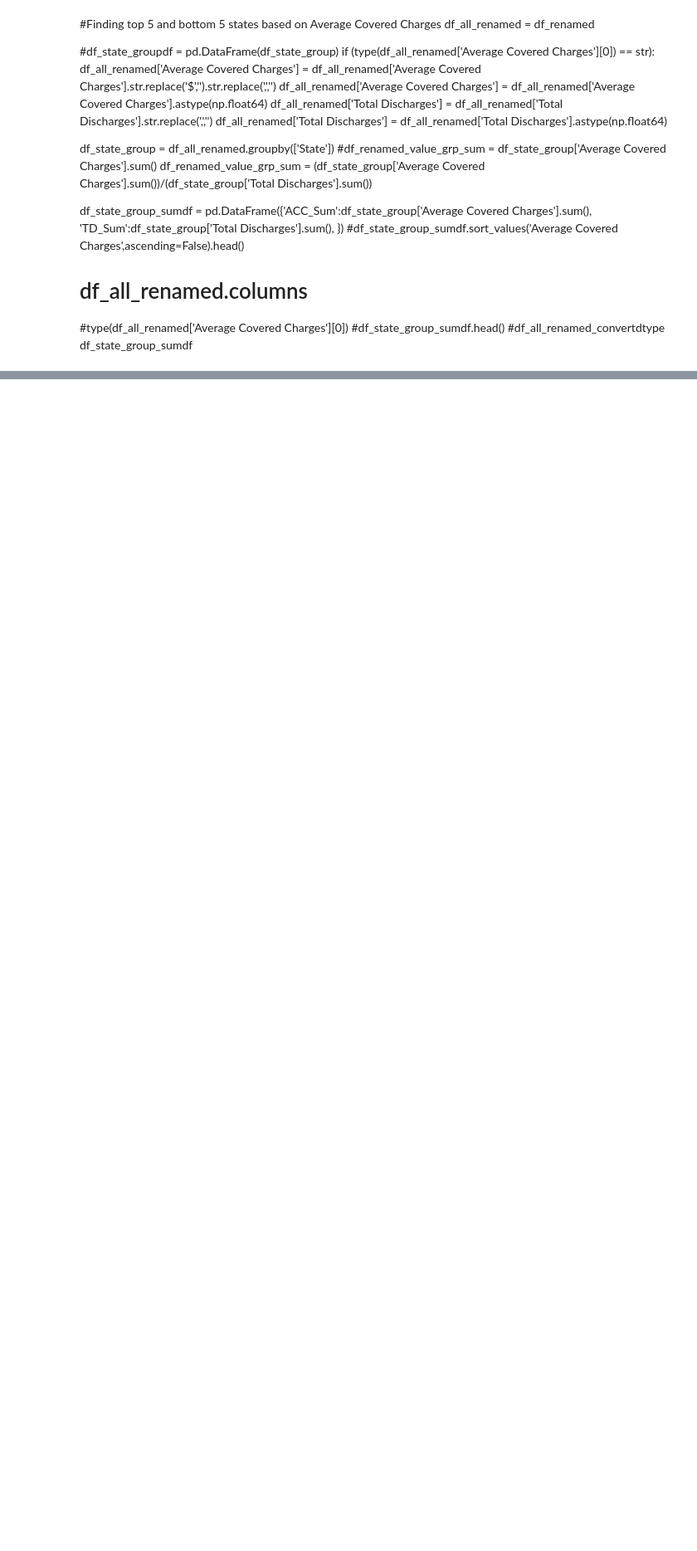
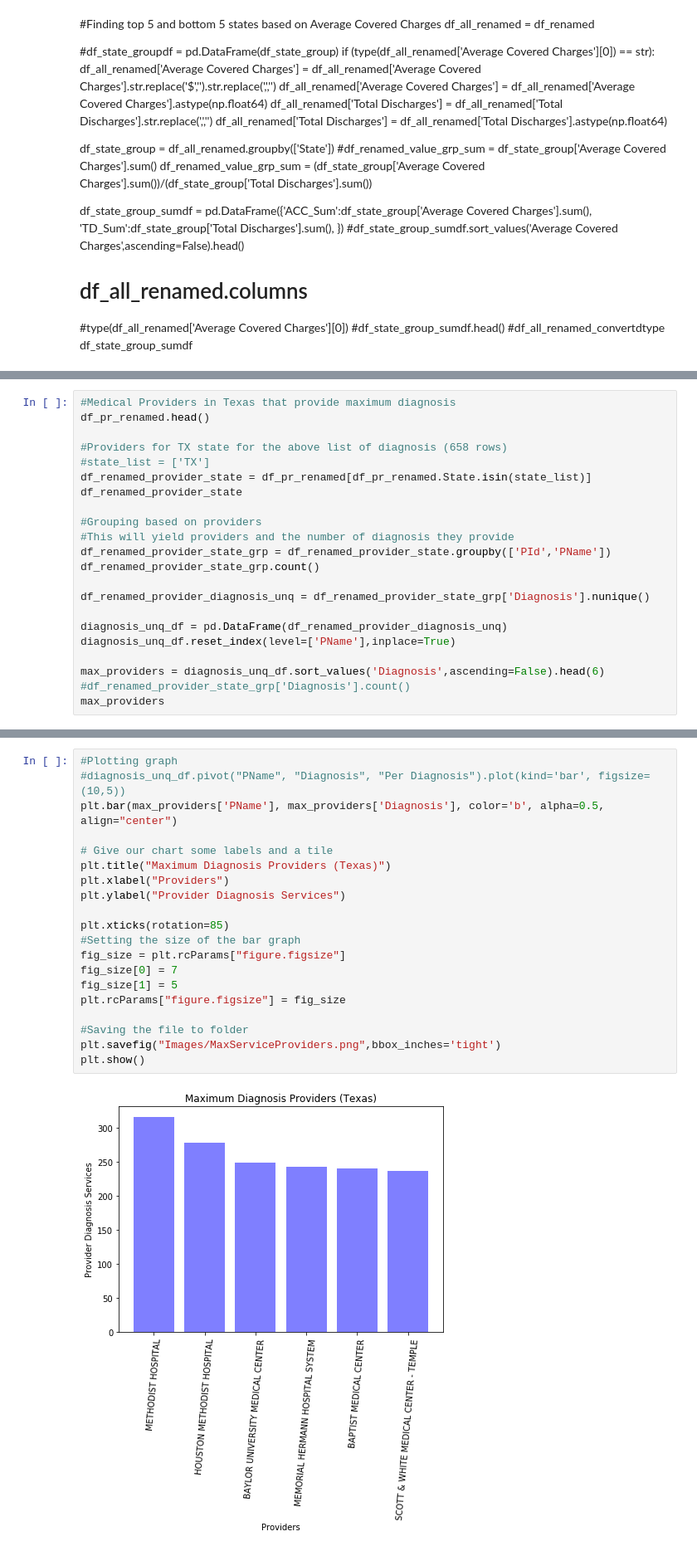
Before and after one commit to nilamroy2/Group6_Project_1, a Jupyter notebook: group6_starter_code_vasudha.ipynb, the cells around one changed output, grey strips where cells are left out. Shown at 83% size. Cells and saved outputs as stored; diff of their text form; blank space fills up the shorter version.

```diff
--- a/group6_starter_code_vasudha.ipynb
+++ b/group6_starter_code_vasudha.ipynb
@@ -304,0 +302,22 @@ plt.show()
+# %%
+#Medical Providers in Texas that provide maximum diagnosis
+df_pr_renamed.head()
+
+#Providers for TX state for the above list of diagnosis (658 rows)
+#state_list = ['TX']
+df_renamed_provider_state = df_pr_renamed[df_pr_renamed.State.isin(state_list)]
+df_renamed_provider_state
+
+#Grouping based on providers
+#This will yield providers and the number of diagnosis they provide
+df_renamed_provider_state_grp = df_renamed_provider_state.groupby(['PId','PName'])
+df_renamed_provider_state_grp.count()
+
+df_renamed_provider_diagnosis_unq = df_renamed_provider_state_grp['Diagnosis'].nunique()
+
+diagnosis_unq_df = pd.DataFrame(df_renamed_provider_diagnosis_unq)
+diagnosis_unq_df.reset_index(level=['PName'],inplace=True)
+
+max_providers = diagnosis_unq_df.sort_values('Diagnosis',ascending=False).head(6)
+#df_renamed_provider_state_grp['Diagnosis'].count()
+max_providers
@@ -305,3 +333,25 @@ plt.show()
+# %%
+#Plotting graph
+#diagnosis_unq_df.pivot("PName", "Diagnosis", "Per Diagnosis").plot(kind='bar', figsize=(10,5))
+plt.bar(max_providers['PName'], max_providers['Diagnosis'], color='b', alpha=0.5, align="center")
+
+# Give our chart some labels and a tile
+plt.title("Maximum Diagnosis Providers (Texas)")
+plt.xlabel("Providers")
+plt.ylabel("Provider Diagnosis Services")
+
+plt.xticks(rotation=85)
+#Setting the size of the bar graph
+fig_size = plt.rcParams["figure.figsize"]
+fig_size[0] = 7
+fig_size[1] = 5
+plt.rcParams["figure.figsize"] = fig_size
+
+#Saving the file to folder
+plt.savefig("Images/MaxServiceProviders.png",bbox_inches='tight')
+plt.show()
+# %% [output]
+[figure, added]
 # %%
 for state in all_states:
     if df["Provider State"] == state:
```
Also changed, not shown: parts of 10 cells of this notebook, 3 other files.
